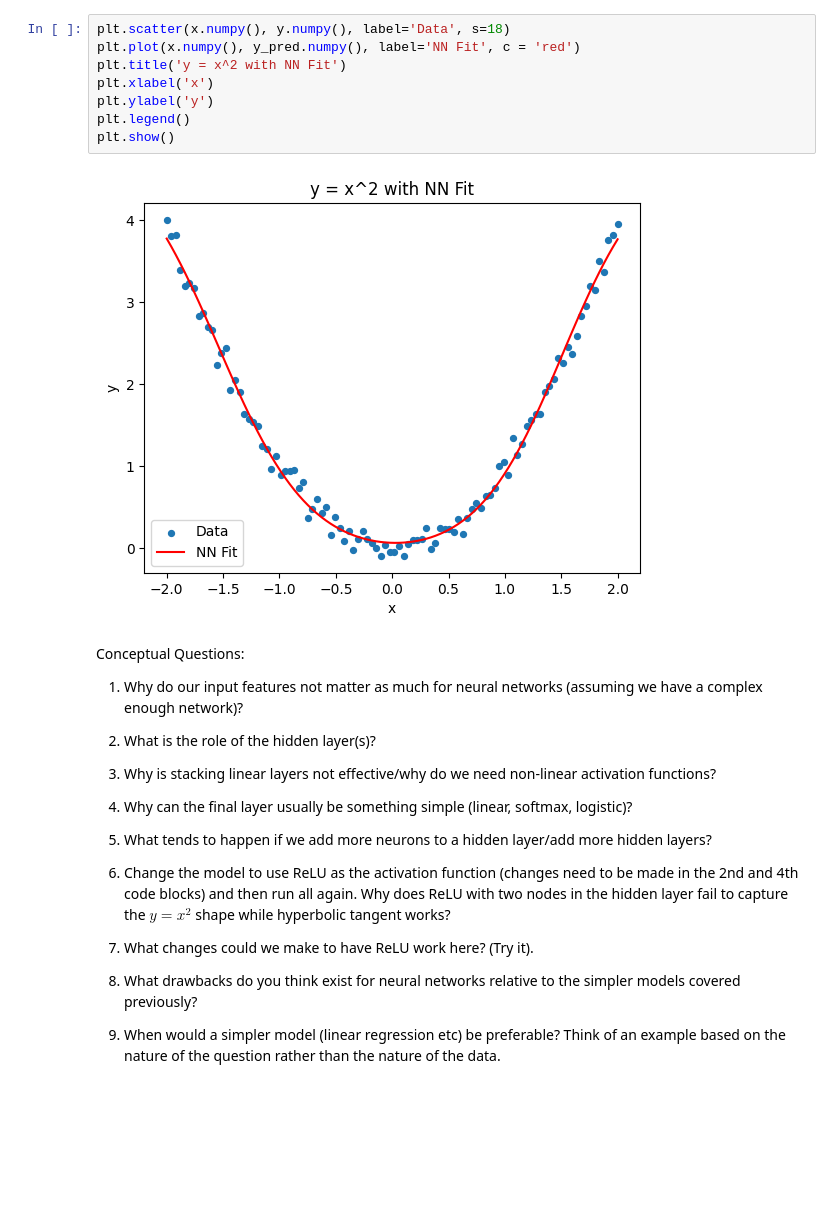
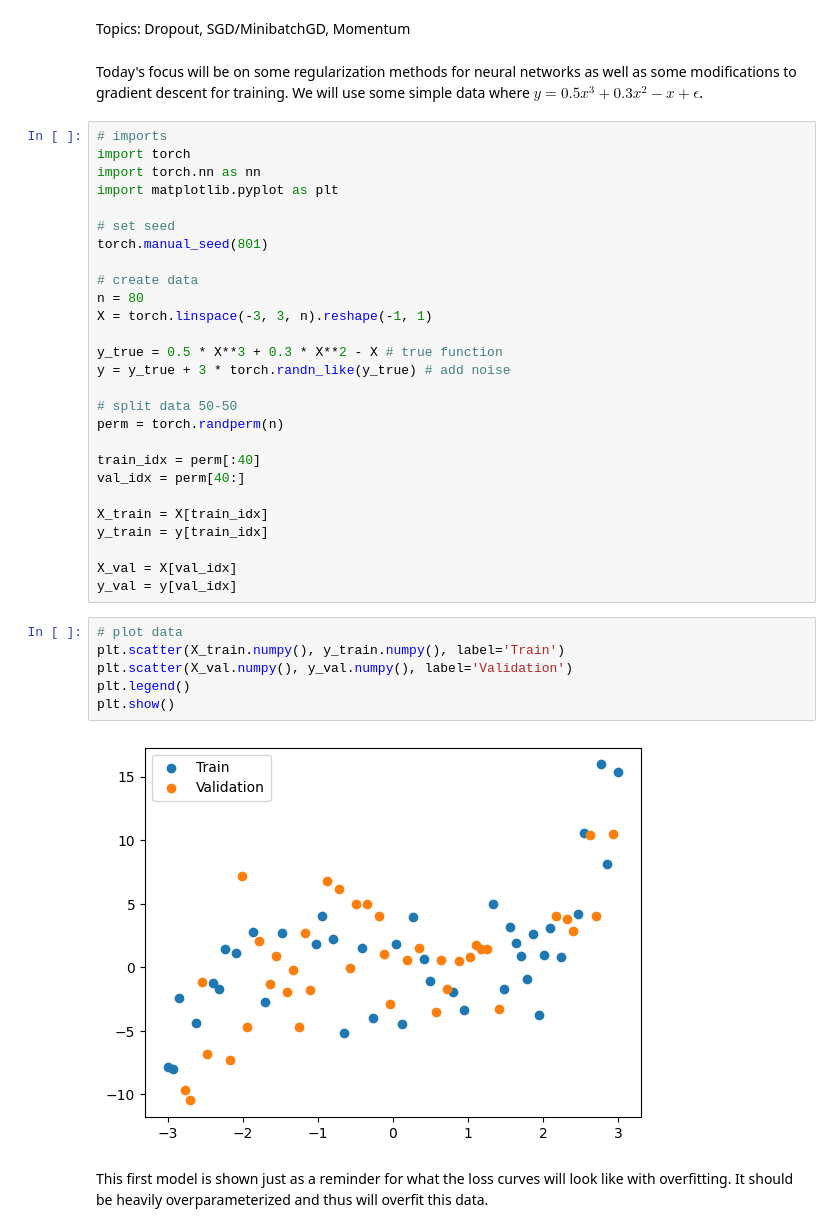
Before and after one commit to 801-Hillside-Terrace/SMART-2026, a Jupyter notebook: week4/Week4_NeuralNetworksContinued.ipynb, the cells around one changed output. Drawn from its saved outputs; the diff is of its cells as text; blank space fills up the shorter version.

```diff
--- a/week4/Week4_NeuralNetworksContinued.ipynb
+++ b/week4/Week4_NeuralNetworksContinued.ipynb
@@ -98,30 +3,42 @@ Below is the plot of the fit on the actual data, we see that it very accurately
-# %%
-plt.scatter(x.numpy(), y.numpy(), label='Data', s=18)
-plt.plot(x.numpy(), y_pred.numpy(), label='NN Fit', c = 'red')
-plt.title('y = x^2 with NN Fit')
-plt.xlabel('x')
-plt.ylabel('y')
-plt.legend()
-plt.show()
-# %% [output]
-[figure, removed]
-# %% [markdown]
-Conceptual Questions:
-
-1.  Why do our input features not matter as much for neural networks (assuming we have a complex enough network)?
-
-2.  What is the role of the hidden layer(s)?
-
-3.  Why is stacking linear layers not effective/why do we need non-linear activation functions?
-
-4.  Why can the final layer usually be something simple (linear, softmax, logistic)?
-
-5.  What tends to happen if we add more neurons to a hidden layer/add more hidden layers?
-
-6.  Change the model to use ReLU as the activation function (changes need to be made in the 2nd and 4th code blocks) and then run all again.  Why does ReLU with two nodes in the hidden layer fail to capture the $y=x^2$ shape while hyperbolic tangent works?
-
-7.  What changes could we make to have ReLU work here? (Try it).
-
-8.  What drawbacks do you think exist for neural networks relative to the simpler models covered previously?
-
-9.  When would a simpler model (linear regression etc) be preferable?  Think of an example based on the nature of the question rather than the nature of the data.
+# %% [markdown]
+Topics: Dropout, SGD/MinibatchGD, Momentum
+# %% [markdown]
+Today's focus will be on some regularization methods for neural networks as well as some modifications to gradient descent for training.
+We will use some simple data where $y=0.5x^3+0.3x^2-x+\epsilon$.
+# %%
+# imports
+import torch
+import torch.nn as nn
+import matplotlib.pyplot as plt
+
+# set seed
+torch.manual_seed(801)
+
+# create data
+n = 80
+X = torch.linspace(-3, 3, n).reshape(-1, 1)
+
+y_true = 0.5 * X**3 + 0.3 * X**2 - X # true function
+y = y_true + 3 * torch.randn_like(y_true) # add noise
+
+# split data 50-50
+perm = torch.randperm(n)
+
+train_idx = perm[:40]
+val_idx = perm[40:]
+
+X_train = X[train_idx]
+y_train = y[train_idx]
+
+X_val = X[val_idx]
+y_val = y[val_idx]
+# %%
+# plot data
+plt.scatter(X_train.numpy(), y_train.numpy(), label='Train')
+plt.scatter(X_val.numpy(), y_val.numpy(), label='Validation')
+plt.legend()
+plt.show()
+# %% [output]
+[figure, added]
+# %% [markdown]
+This first model is shown just as a reminder for what the loss curves will look like with overfitting.  It should be heavily overparameterized and thus will overfit this data.
```
Also changed, not shown: parts of 36 cells of this notebook.
